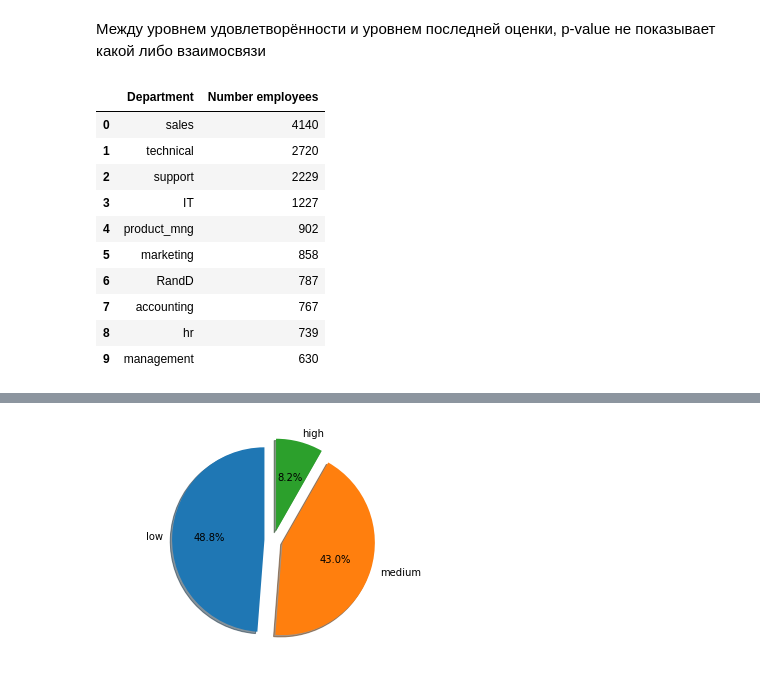
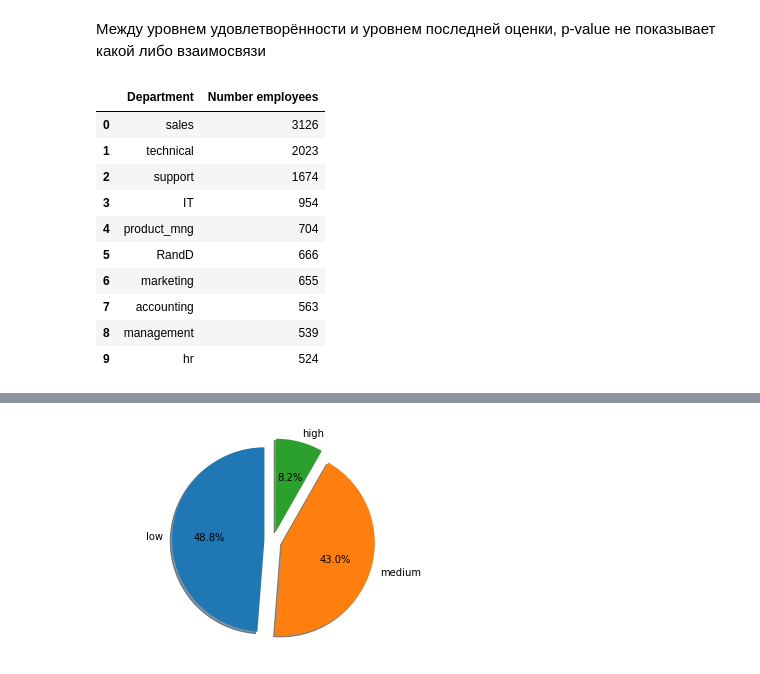
Before and after one commit to dsemen/netology, a Jupyter notebook: final-2.ipynb, the cells around one changed output, grey strips where cells are left out. Drawn from its saved outputs; the diff is of its cells as text; code cells hidden in the pictures.

```diff
--- a/final-2.ipynb
+++ b/final-2.ipynb
@@ -56,19 +62,18 @@ Ttest_indResult(statistic=-41.89868154070206, pvalue=0.0)
 Между уровнем удовлетворённости и уровнем последней оценки, p-value не показывает какой либо взаимосвязи
 # %%
 """6.Рассчитать сколько работников работает в каждом департаменте."""
-emp_count = df['sales'].value_counts().reset_index()
+emp_count = df[df['left']==0]['sales'].value_counts().reset_index()
 emp_count.columns=["Department","Number employees"]
 emp_count
-em
 # %% [output]
 |  | Department | Number employees |
-| 0 | sales | 4140 |
-| 1 | technical | 2720 |
-| 2 | support | 2229 |
-| 3 | IT | 1227 |
-| 4 | product_mng | 902 |
-| 5 | marketing | 858 |
-| 6 | RandD | 787 |
-| 7 | accounting | 767 |
-| 8 | hr | 739 |
-| 9 | management | 630 |
+| 0 | sales | 3126 |
+| 1 | technical | 2023 |
+| 2 | support | 1674 |
+| 3 | IT | 954 |
+| 4 | product_mng | 704 |
+| 5 | RandD | 666 |
+| 6 | marketing | 655 |
+| 7 | accounting | 563 |
+| 8 | management | 539 |
+| 9 | hr | 524 |
```
Also changed, not shown: parts of 7 cells of this notebook.
